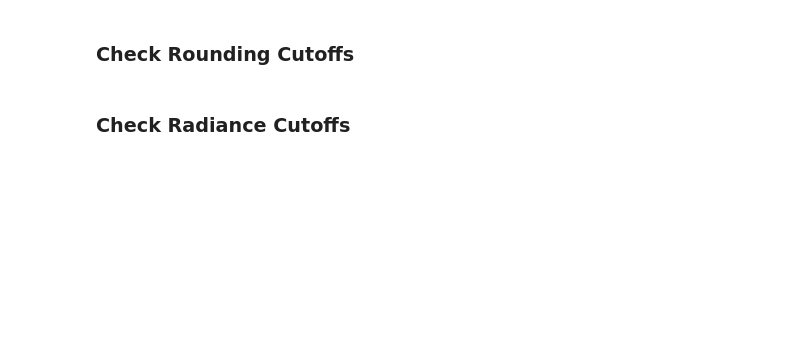
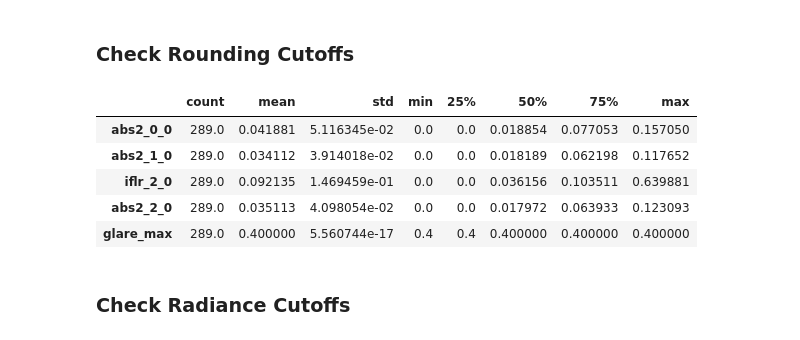
Before and after one commit to LBNL-ETA/AFC, a Jupyter notebook: dev/Development-Controller.ipynb, the cells around one changed output. Drawn from its saved outputs; the diff is of its cells as text; code cells hidden in the pictures; blank space fills up the shorter version.

```diff
--- a/dev/Development-Controller.ipynb
+++ b/dev/Development-Controller.ipynb
@@ -1296,9 +1337,15 @@ if False:
 # %% [markdown]
 ### Check Rounding Cutoffs
 # %%
-if False:
-    stats = data.describe().transpose()
-    stats[(stats['std']>0) & ((stats['mean'] < 1e-1) | (stats['std'] < 1e-1))]
+stats = data.describe().transpose()
+stats[(stats['std']>0) & ((stats['mean'] < 1e-1) | (stats['std'] < 1e-1))]
+# %% [output]
+|  | count | mean | std | min | 25% | 50% | 75% | max |
+| abs2_0_0 | 289.0 | 0.041881 | 5.116345e-02 | 0.0 | 0.0 | 0.018854 | 0.077053 | 0.157050 |
+| abs2_1_0 | 289.0 | 0.034112 | 3.914018e-02 | 0.0 | 0.0 | 0.018189 | 0.062198 | 0.117652 |
+| iflr_2_0 | 289.0 | 0.092135 | 1.469459e-01 | 0.0 | 0.0 | 0.036156 | 0.103511 | 0.639881 |
+| abs2_2_0 | 289.0 | 0.035113 | 4.098054e-02 | 0.0 | 0.0 | 0.017972 | 0.063933 | 0.123093 |
+| glare_max | 289.0 | 0.400000 | 5.560744e-17 | 0.4 | 0.4 | 0.400000 | 0.400000 | 0.400000 |
 # %% [markdown]
 ### Check Radiance Cutoffs
 # %%
```
Also changed, not shown: parts of 24 cells of this notebook, 2 other files.
